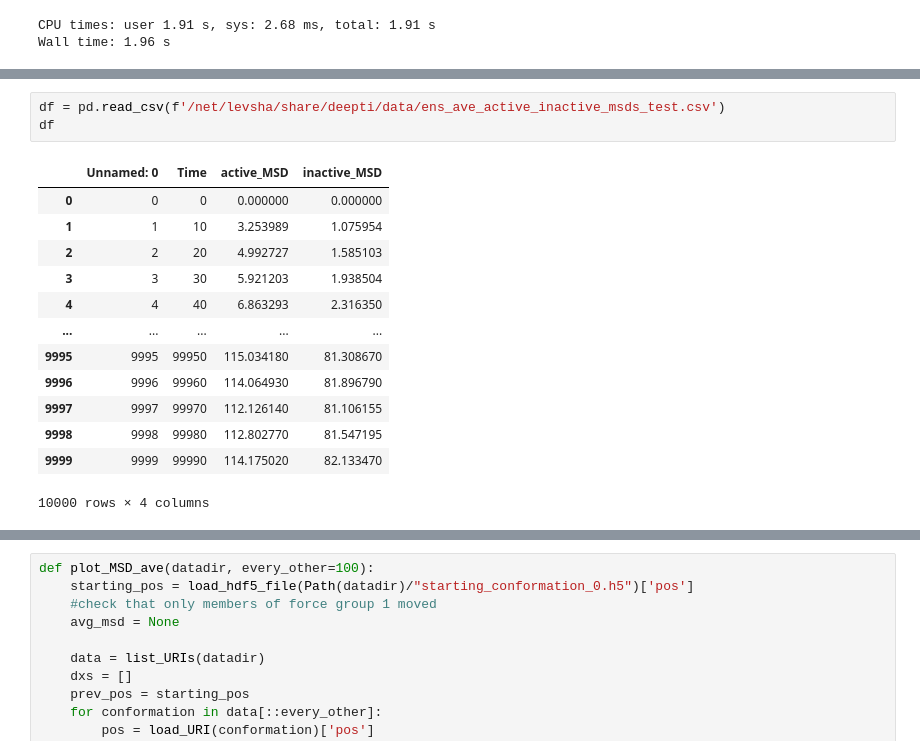
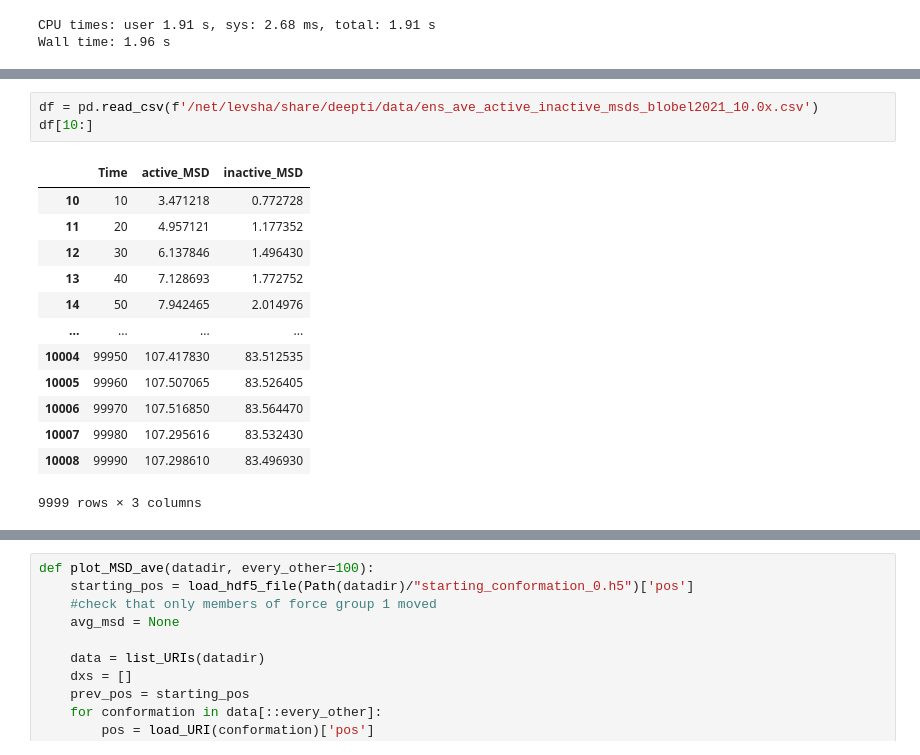
Before and after one commit to kannandeepti/polychrom, a Jupyter notebook: notebooks/simulation_analysis.ipynb, the cells around one changed output, grey strips where cells are left out. Drawn from its saved outputs; the diff is of its cells as text.

```diff
--- a/notebooks/simulation_analysis.ipynb
+++ b/notebooks/simulation_analysis.ipynb
@@ -499,17 +544,17 @@ df.to_csv(f'/net/levsha/share/deepti/data/ens_ave_active_inactive_msds_test.csv'
 # %%
-df = pd.read_csv(f'/net/levsha/share/deepti/data/ens_ave_active_inactive_msds_test.csv')
-df
+df = pd.read_csv(f'/net/levsha/share/deepti/data/ens_ave_active_inactive_msds_blobel2021_10.0x.csv')
+df[10:]
 # %% [output]
-|  | Unnamed: 0 | Time | active_MSD | inactive_MSD |
-| 0 | 0 | 0 | 0.000000 | 0.000000 |
-| 1 | 1 | 10 | 3.253989 | 1.075954 |
-| 2 | 2 | 20 | 4.992727 | 1.585103 |
-| 3 | 3 | 30 | 5.921203 | 1.938504 |
-| 4 | 4 | 40 | 6.863293 | 2.316350 |
-| ... | ... | ... | ... | ... |
-| 9995 | 9995 | 99950 | 115.034180 | 81.308670 |
-| 9996 | 9996 | 99960 | 114.064930 | 81.896790 |
-| 9997 | 9997 | 99970 | 112.126140 | 81.106155 |
-| 9998 | 9998 | 99980 | 112.802770 | 81.547195 |
-| 9999 | 9999 | 99990 | 114.175020 | 82.133470 |
+|  | Time | active_MSD | inactive_MSD |
+| 10 | 10 | 3.471218 | 0.772728 |
+| 11 | 20 | 4.957121 | 1.177352 |
+| 12 | 30 | 6.137846 | 1.496430 |
+| 13 | 40 | 7.128693 | 1.772752 |
+| 14 | 50 | 7.942465 | 2.014976 |
+| ... | ... | ... | ... |
+| 10004 | 99950 | 107.417830 | 83.512535 |
+| 10005 | 99960 | 107.507065 | 83.526405 |
+| 10006 | 99970 | 107.516850 | 83.564470 |
+| 10007 | 99980 | 107.295616 | 83.532430 |
+| 10008 | 99990 | 107.298610 | 83.496930 |
-10000 rows × 4 columns
+9999 rows × 3 columns
```
Also changed, not shown: parts of 14 cells of this notebook, 1 other file.
